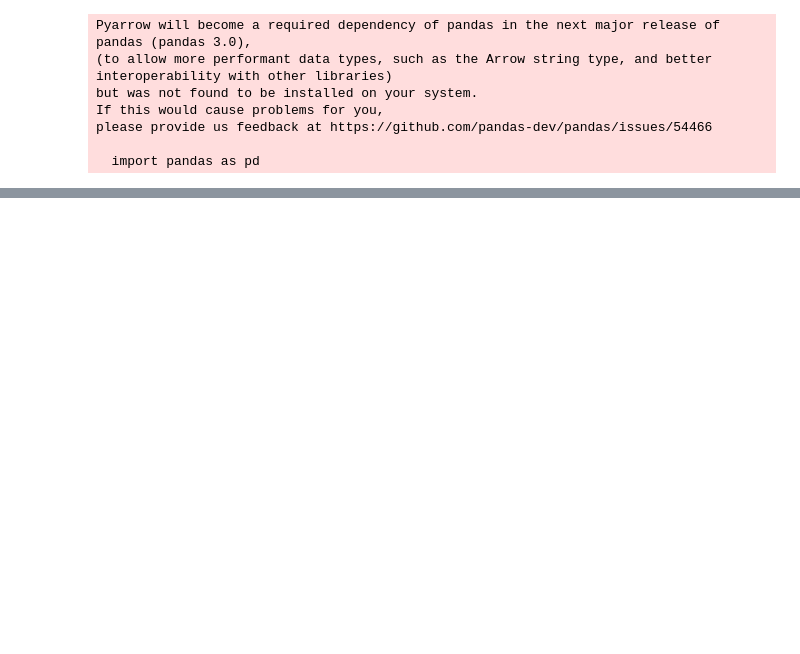
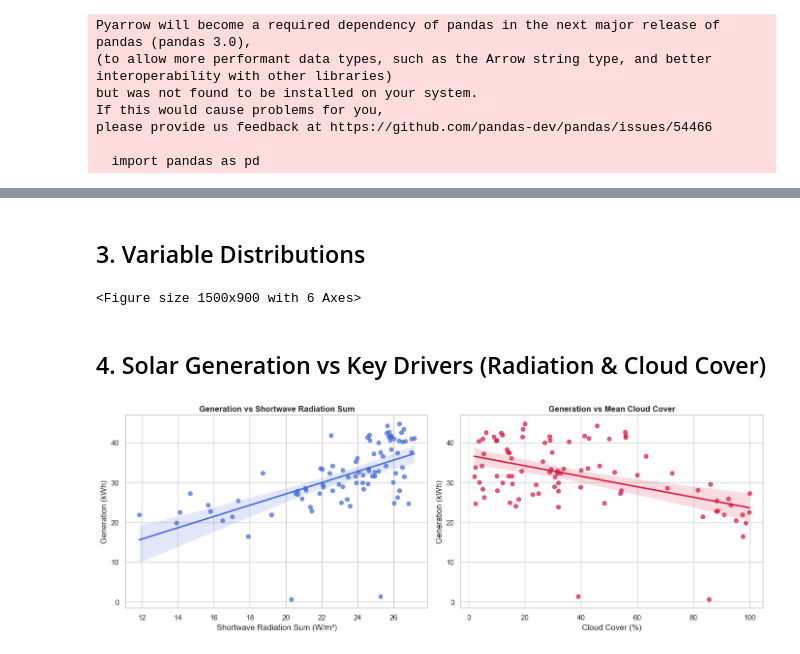
Before and after one commit to patelom2810/Solar-Energy-Generation-Weather-Analytics, a Jupyter notebook: notebooks/01_EDA.ipynb, the cells around one changed output, grey strips where cells are left out. Drawn from its saved outputs; the diff is of its cells as text; code cells hidden in the pictures; blank space fills up the shorter version.

```diff
--- a/notebooks/01_EDA.ipynb
+++ b/notebooks/01_EDA.ipynb
@@ -3,6 +7,10 @@ import pandas as pd
 import numpy as np
 import matplotlib.pyplot as plt
 import seaborn as sns
+
+sns.set_theme(style='whitegrid', palette='muted')
+plt.rcParams['figure.figsize'] = (10, 6)
+plt.rcParams['font.size'] = 11
 # %% [output]
 Pyarrow will become a required dependency of pandas in the next major release of pandas (pandas 3.0),
 (to allow more performant data types, such as the Arrow string type, and better interoperability with other libraries)
@@ -28,0 +66,45 @@ print(daily.shape, daily.columns.tolist())
+# %% [markdown]
+## 3. Variable Distributions
+# %%
+fig, axes = plt.subplots(2, 3, figsize=(15, 9))
+vars_to_plot = [
+    ('generation_kwh', 'Solar Generation (kWh)', 'skyblue'),
+    ('consumption_kwh', 'Consumption (kWh)', 'salmon'),
+    ('shortwave_radiation_sum', 'Shortwave Radiation (W/m²)', 'gold'),
+    ('sunshine_duration', 'Sunshine Duration (s)', 'orange'),
+    ('cloud_cover_mean', 'Cloud Cover (%)', 'lightgray'),
+    ('temperature_2m_mean', 'Temperature (°C)', 'lightgreen')
+]
+
+for ax, (col, title, color) in zip(axes.flatten(), vars_to_plot):
+    sns.histplot(daily[col].dropna(), kde=True, ax=ax, color=color)
+    ax.set_title(title, fontweight='bold')
+    ax.set_xlabel('')
+
+plt.tight_layout()
+plt.show()
+# %% [output]
+<Figure size 1500x900 with 6 Axes>
+# %% [markdown]
+## 4. Solar Generation vs Key Drivers (Radiation & Cloud Cover)
+# %%
+fig, axes = plt.subplots(1, 2, figsize=(14, 5))
+
+# Generation vs Shortwave Radiation
+sns.regplot(data=daily, x='shortwave_radiation_sum', y='generation_kwh', ax=axes[0],
+            color='royalblue', scatter_kws={'alpha': 0.7})
+axes[0].set_title('Generation vs Shortwave Radiation Sum', fontweight='bold')
+axes[0].set_xlabel('Shortwave Radiation Sum (W/m²)')
+axes[0].set_ylabel('Generation (kWh)')
+
+# Generation vs Cloud Cover
+sns.regplot(data=daily, x='cloud_cover_mean', y='generation_kwh', ax=axes[1],
+            color='crimson', scatter_kws={'alpha': 0.7})
+axes[1].set_title('Generation vs Mean Cloud Cover', fontweight='bold')
+axes[1].set_xlabel('Cloud Cover (%)')
+axes[1].set_ylabel('Generation (kWh)')
+
+plt.tight_layout()
+plt.show()
+# %% [output]
+[figure, added]
```
Also changed, not shown: parts of 12 cells of this notebook, 11 other files.
